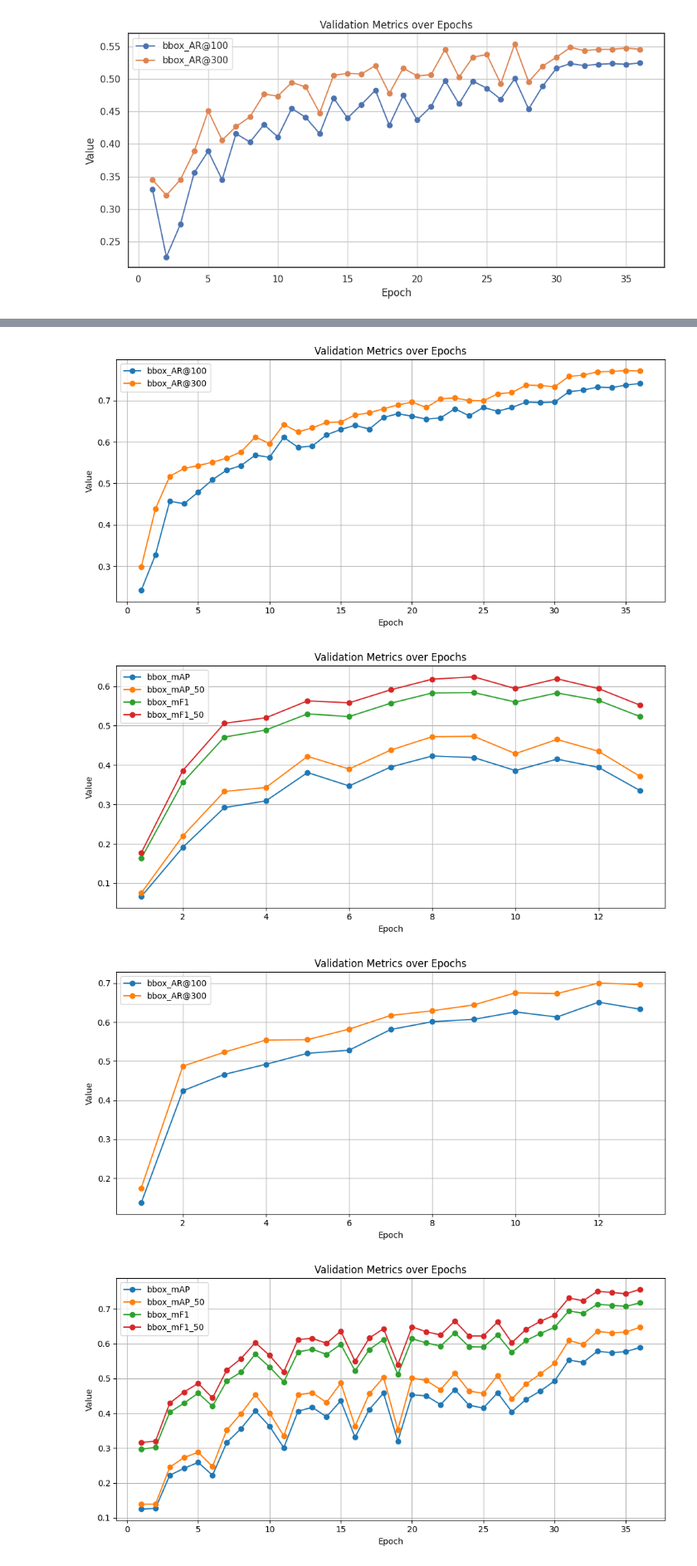
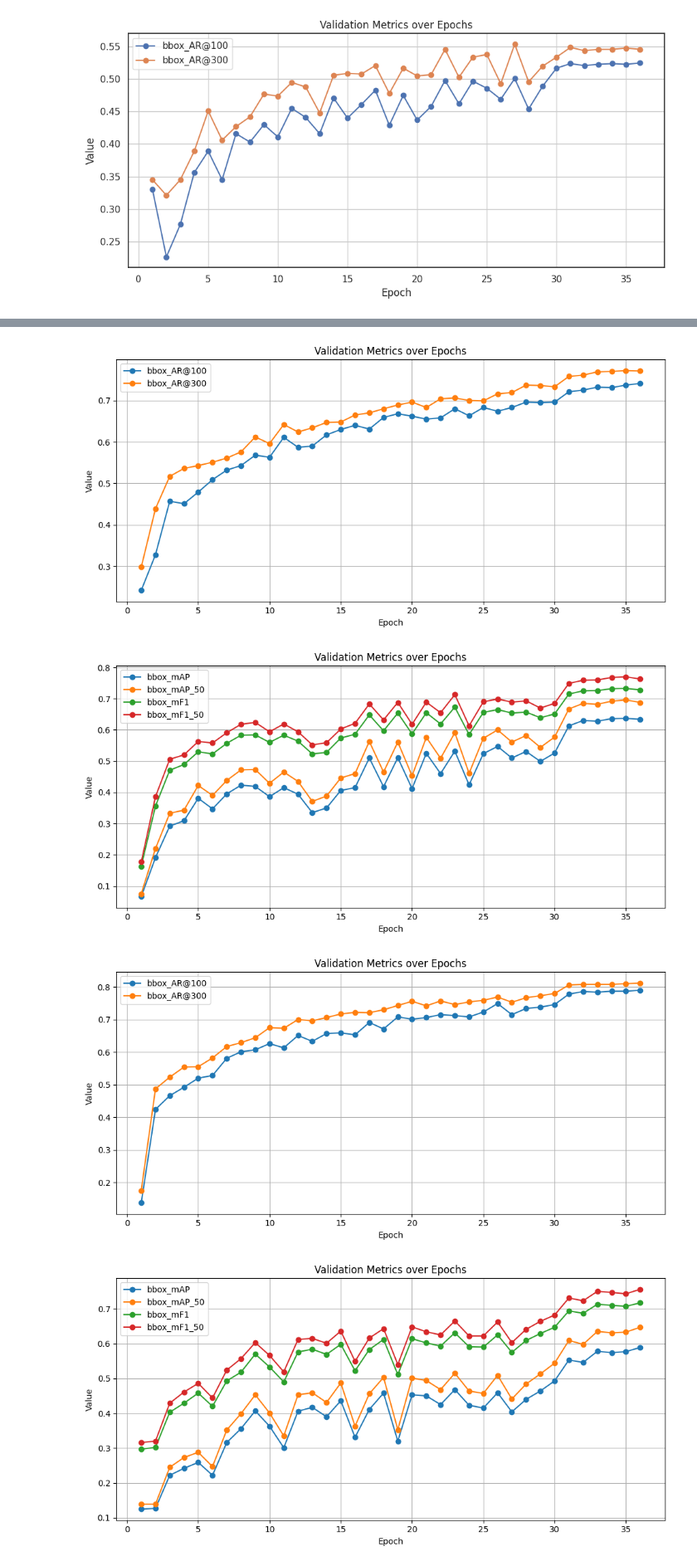
Before and after one commit to Gogonemnem/hierarchical-object-detection, a Jupyter notebook: notebooks/runs.ipynb, the cells around one changed output, grey strips where cells are left out. Shown at 83% size. Saved outputs shown, nothing was run; the diff lists cells and outputs as text; code cells hidden in the pictures.

```diff
--- a/tests.ipynb
+++ b/notebooks/runs.ipynb
@@ -240,39 +217,39 @@ plot_metrics(log_files, metrics_to_track=["coco/bbox_AR@100", "coco/bbox_AR@300"
 # %%
 # # Embedding Reverse 1.5X Sigmoid MHXE
 # log_files = [
-#     "work_dirs/dino-4scale_r50_improved_8xb2_hier-aircraft-reverse/20250502_182236/vis_data/scalars.json"
+#     "../work_dirs/dino-4scale_r50_improved_8xb2_hier-aircraft-reverse/20250502_182236/vis_data/scalars.json"
 # ]
 # plot_metrics(log_files, metrics_to_track=["coco/bbox_mAP", "coco/bbox_mAP_50", "coco/bbox_mF1", "coco/bbox_mF1_50"])
 # plot_metrics(log_files, metrics_to_track=["coco/bbox_AR@100", "coco/bbox_AR@300"])
 
 
 # Embedding Reverse 2X Sigmoid MHXE
 log_files = [
-    "work_dirs/dino-4scale_r50_improved_8xb2_hier-aircraft-reverse2x/20250507_162111/vis_data/scalars.json"
+    "../work_dirs/dino-4scale_r50_improved_8xb2_hier-aircraft-reverse2x/20250507_162111/vis_data/scalars.json"
 ]
 plot_metrics(log_files, metrics_to_track=["coco/bbox_mAP", "coco/bbox_mAP_50", "coco/bbox_mF1", "coco/bbox_mF1_50"])
 plot_metrics(log_files, metrics_to_track=["coco/bbox_AR@100", "coco/bbox_AR@300"])
 
 # Embedding Reverse 2X Sigmoid HBL Cost
 log_files = [
-    "work_dirs/dino-4scale_r50_improved_8xb2_hier-aircraft-reverse2x-cost/20250508_162122/vis_data/scalars.json"
+    "../work_dirs/dino-4scale_r50_improved_8xb2_hier-aircraft-2x-cost/20250508_162122/vis_data/scalars.json"
 ]
 plot_metrics(log_files, metrics_to_track=["coco/bbox_mAP", "coco/bbox_mAP_50", "coco/bbox_mF1", "coco/bbox_mF1_50"])
 plot_metrics(log_files, metrics_to_track=["coco/bbox_AR@100", "coco/bbox_AR@300"])
 
 # Embedding Reverse 3X Sigmoid HBL Cost
 log_files = [
-    "work_dirs/dino-4scale_r50_improved_8xb2_hier-aircraft/20250512_012240/vis_data/scalars.json"
+    "../work_dirs/dino-4scale_r50_improved_8xb2_hier-aircraft-3x-cost/20250512_012240/vis_data/scalars.json"
 ]
 plot_metrics(log_files, metrics_to_track=["coco/bbox_mAP", "coco/bbox_mAP_50", "coco/bbox_mF1", "coco/bbox_mF1_50"])
 plot_metrics(log_files, metrics_to_track=["coco/bbox_AR@100", "coco/bbox_AR@300"])
 # %% [output]
 [figure]
 [figure]
 [figure]
 [figure]
-[figure, old version]
+[figure, new version]
-[figure, old version]
+[figure, new version]
 # %%
 # # Embedding Reverse 3X HBL Entailment Cost
 # log_files = [
```
Also changed, not shown: parts of 13 cells of this notebook, 3 other files.
